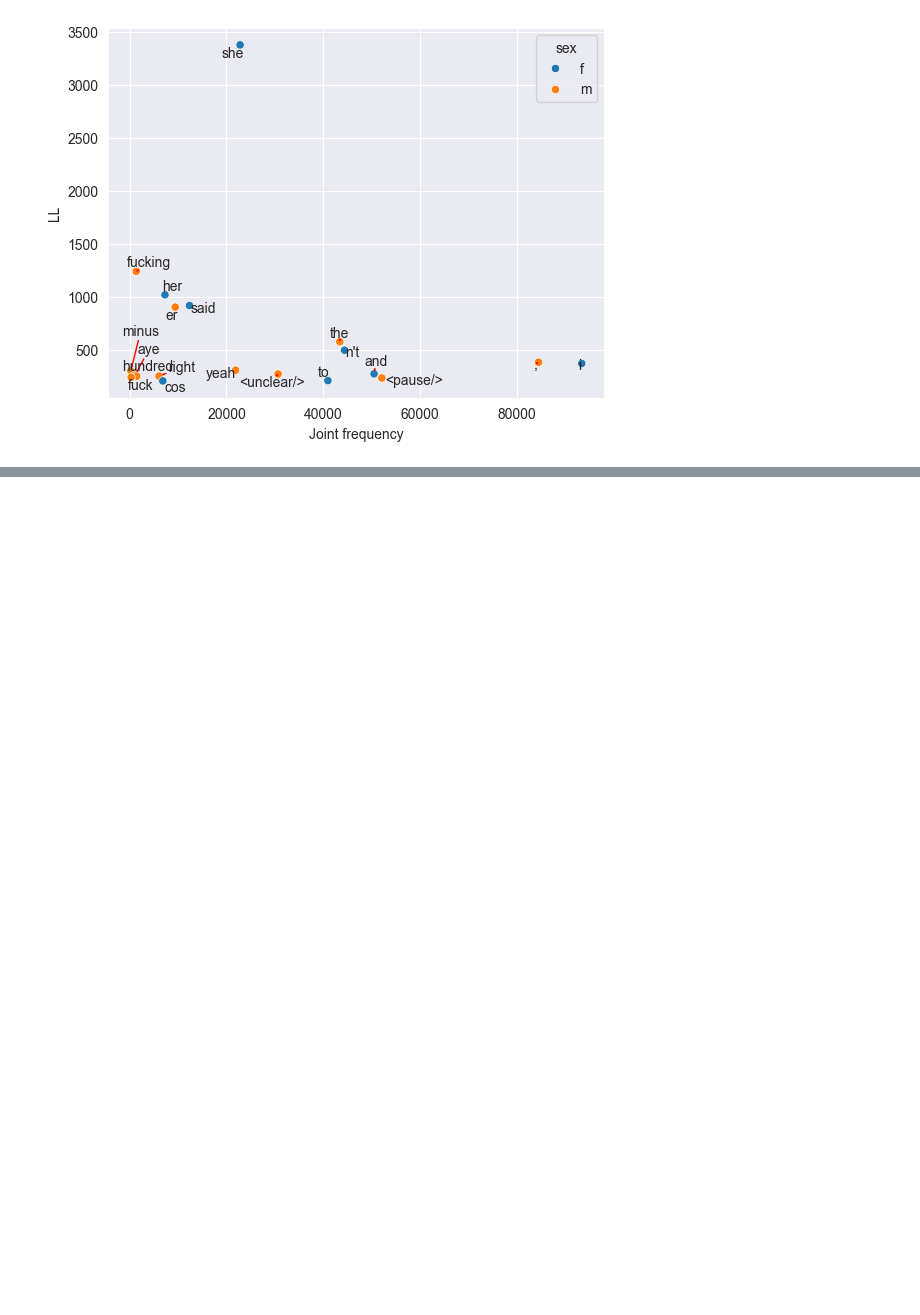
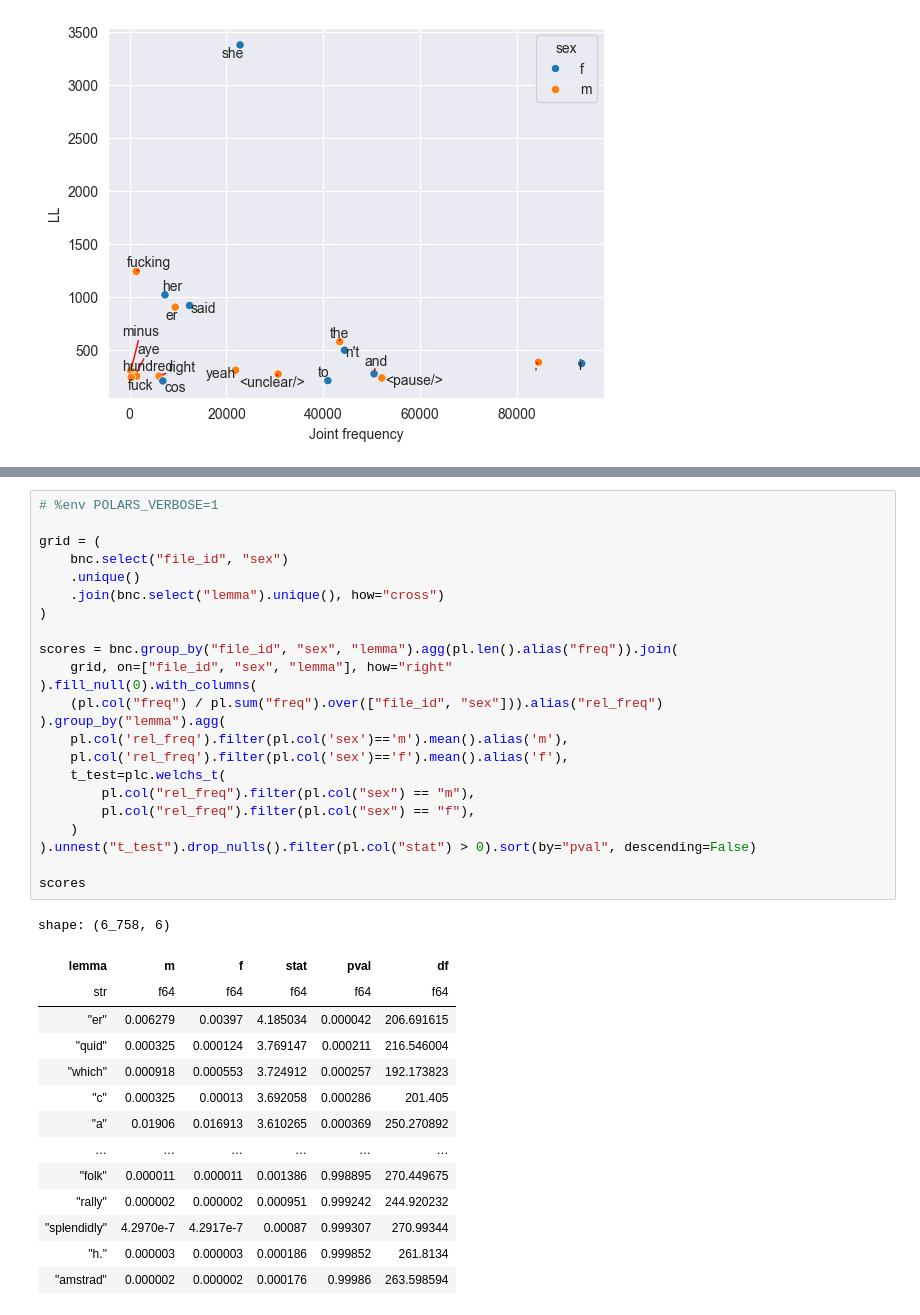
Before and after one commit to rmalouf/polars_corpus, a Jupyter notebook: examples/keywords.ipynb, the cells around one changed output, grey strips where cells are left out. Drawn from its saved outputs; the diff is of its cells as text; blank space fills up the shorter version.

```diff
--- a/examples/keywords.ipynb
+++ b/examples/keywords.ipynb
@@ -130,0 +150,38 @@ plt.show()
+# %%
+# %env POLARS_VERBOSE=1
+
+grid = (
+    bnc.select("file_id", "sex")
+    .unique()
+    .join(bnc.select("lemma").unique(), how="cross")
+)
+
+scores = bnc.group_by("file_id", "sex", "lemma").agg(pl.len().alias("freq")).join(
+    grid, on=["file_id", "sex", "lemma"], how="right"
+).fill_null(0).with_columns(
+    (pl.col("freq") / pl.sum("freq").over(["file_id", "sex"])).alias("rel_freq")
+).group_by("lemma").agg(
+    pl.col('rel_freq').filter(pl.col('sex')=='m').mean().alias('m'),
+    pl.col('rel_freq').filter(pl.col('sex')=='f').mean().alias('f'),
+    t_test=plc.welchs_t(
+        pl.col("rel_freq").filter(pl.col("sex") == "m"),
+        pl.col("rel_freq").filter(pl.col("sex") == "f"),
+    )
+).unnest("t_test").drop_nulls().filter(pl.col("stat") > 0).sort(by="pval", descending=False)
+
+scores
+# %% [output]
+shape: (6_758, 6)
+| lemma | m | f | stat | pval | df |
+| str | f64 | f64 | f64 | f64 | f64 |
+| "er" | 0.006279 | 0.00397 | 4.185034 | 0.000042 | 206.691615 |
+| "quid" | 0.000325 | 0.000124 | 3.769147 | 0.000211 | 216.546004 |
+| "which" | 0.000918 | 0.000553 | 3.724912 | 0.000257 | 192.173823 |
+| "c" | 0.000325 | 0.00013 | 3.692058 | 0.000286 | 201.405 |
+| "a" | 0.01906 | 0.016913 | 3.610265 | 0.000369 | 250.270892 |
+| … | … | … | … | … | … |
+| "folk" | 0.000011 | 0.000011 | 0.001386 | 0.998895 | 270.449675 |
+| "rally" | 0.000002 | 0.000002 | 0.000951 | 0.999242 | 244.920232 |
+| "splendidly" | 4.2970e-7 | 4.2917e-7 | 0.00087 | 0.999307 | 270.99344 |
+| "h." | 0.000003 | 0.000003 | 0.000186 | 0.999852 | 261.8134 |
+| "amstrad" | 0.000002 | 0.000002 | 0.000176 | 0.99986 | 263.598594 |
```
Also changed, not shown: parts of 16 cells of this notebook, 10 other files.
